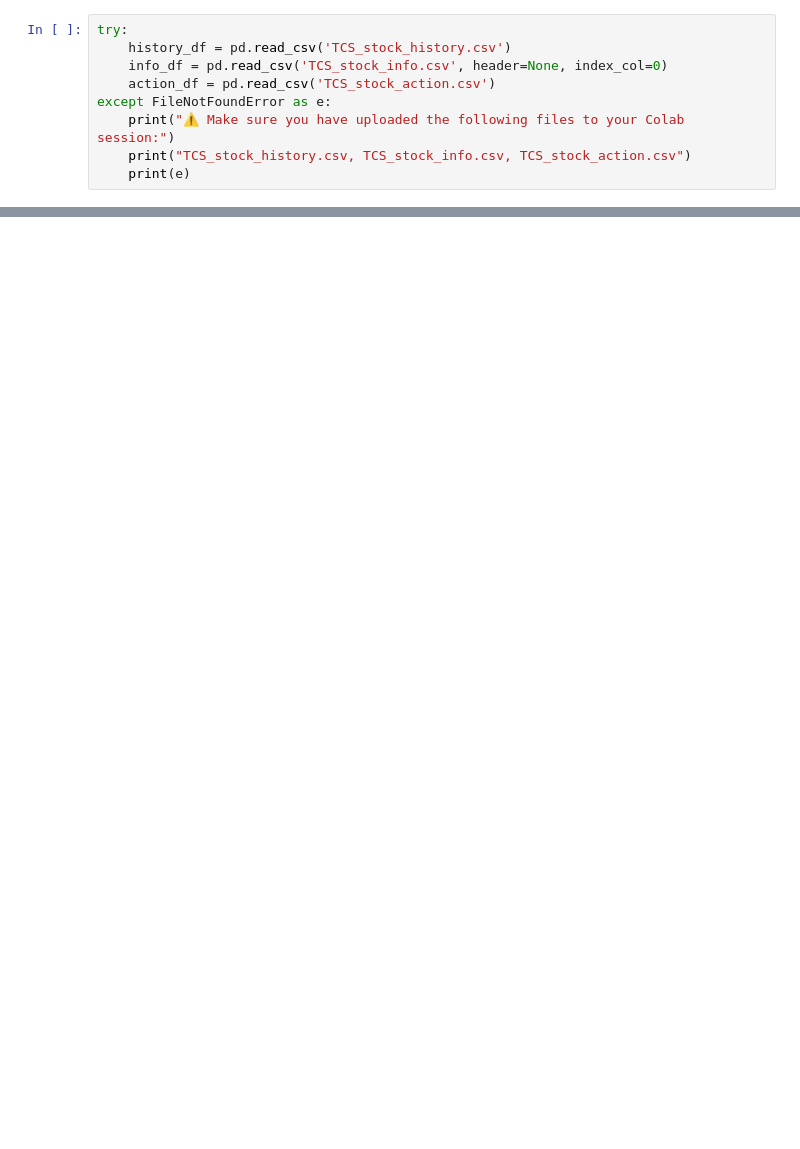
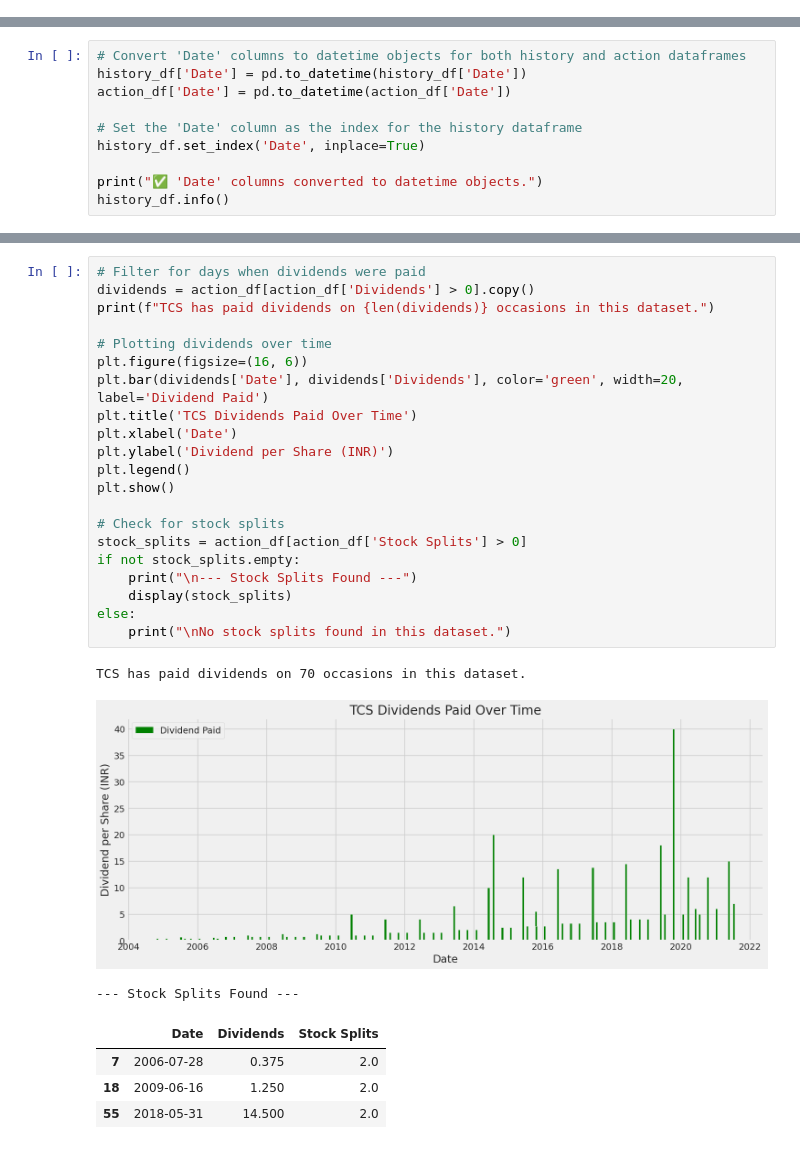
Before and after one commit to AbhiRajBajpai/Life-Expectancy-Predictions, a Jupyter notebook: TCS_Stock_Data.ipynb, the cells around one changed output, grey strips where cells are left out. Saved outputs shown, nothing was run; the diff lists cells and outputs as text; blank space fills up the shorter version.

Commit message:
Added Google Colab Code For TCS Stock Data Analysis

```diff
--- a/TCS_Stock_Data.ipynb
+++ b/TCS_Stock_Data.ipynb
@@ -10,9 +17,0 @@ from tensorflow.keras.layers import Dense, LSTM, Dropout
-# %%
-try:
-    history_df = pd.read_csv('TCS_stock_history.csv')
-    info_df = pd.read_csv('TCS_stock_info.csv', header=None, index_col=0)
-    action_df = pd.read_csv('TCS_stock_action.csv')
-except FileNotFoundError as e:
-    print("⚠️ Make sure you have uploaded the following files to your Colab session:")
-    print("TCS_stock_history.csv, TCS_stock_info.csv, TCS_stock_action.csv")
-    print(e)
@@ -72,0 +69,10 @@ Scaled data shape: (4463, 1)
+# %%
+# Convert 'Date' columns to datetime objects for both history and action dataframes
+history_df['Date'] = pd.to_datetime(history_df['Date'])
+action_df['Date'] = pd.to_datetime(action_df['Date'])
+
+# Set the 'Date' column as the index for the history dataframe
+history_df.set_index('Date', inplace=True)
+
+print("✅ 'Date' columns converted to datetime objects.")
+history_df.info()
@@ -72,0 +95,29 @@ Scaled data shape: (4463, 1)
+# %%
+# Filter for days when dividends were paid
+dividends = action_df[action_df['Dividends'] > 0].copy()
+print(f"TCS has paid dividends on {len(dividends)} occasions in this dataset.")
+
+# Plotting dividends over time
+plt.figure(figsize=(16, 6))
+plt.bar(dividends['Date'], dividends['Dividends'], color='green', width=20, label='Dividend Paid')
+plt.title('TCS Dividends Paid Over Time')
+plt.xlabel('Date')
+plt.ylabel('Dividend per Share (INR)')
+plt.legend()
+plt.show()
+
+# Check for stock splits
+stock_splits = action_df[action_df['Stock Splits'] > 0]
+if not stock_splits.empty:
+    print("\n--- Stock Splits Found ---")
+    display(stock_splits)
+else:
+    print("\nNo stock splits found in this dataset.")
+# %% [output]
+TCS has paid dividends on 70 occasions in this dataset.
+[figure, added]
+--- Stock Splits Found ---
+|  | Date | Dividends | Stock Splits |
+| 7 | 2006-07-28 | 0.375 | 2.0 |
+| 18 | 2009-06-16 | 1.250 | 2.0 |
+| 55 | 2018-05-31 | 14.500 | 2.0 |
```
Also changed, not shown: parts of 15 cells of this notebook.
